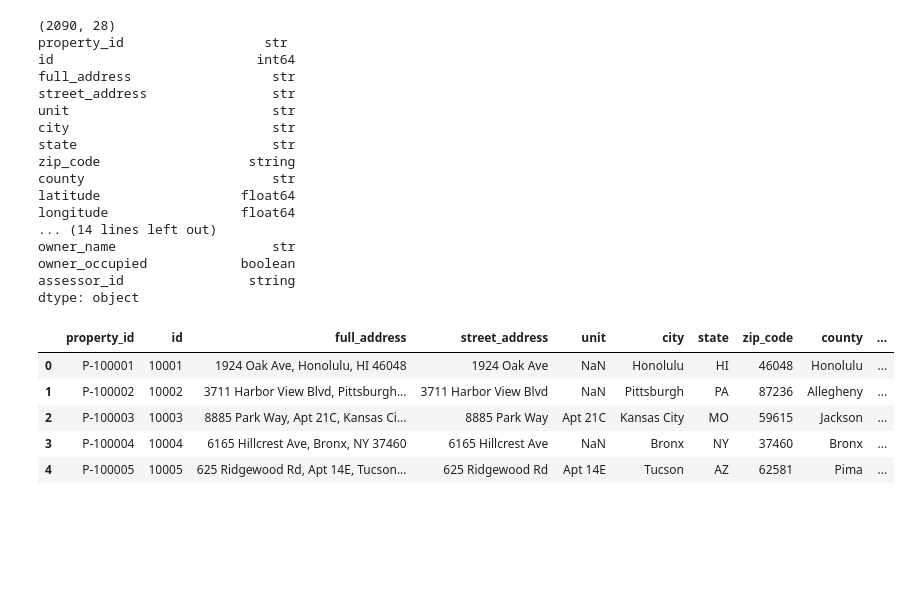
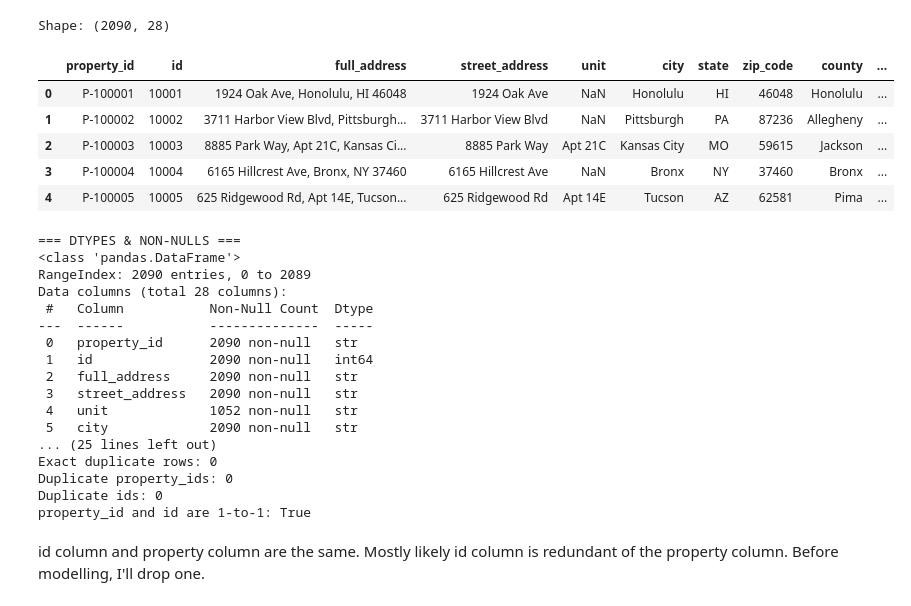
Before and after one commit to michizler/alloy-tower-data-platform, a Jupyter notebook: eda/eda.ipynb, the cells around one changed output. Cells and saved outputs as stored; diff of their text form; code cells hidden in the pictures; blank space fills up the shorter version.

```diff
--- a/eda/eda.ipynb
+++ b/eda/eda.ipynb
@@ -1,49 +1,77 @@
 # %%
 import pandas as pd
+import numpy as np
 import matplotlib.pyplot as plt
 import seaborn as sns
-import numpy as np
+from datetime import datetime
 
-pd.set_option("display.max_columns", None)  # Show all columns in DataFrame outputs
+# Display settings
+pd.set_option("display.max_columns", None)
+pd.set_option("display.width", 200)
+pd.set_option("display.float_format", lambda x: f"{x:,.2f}")
+sns.set_style("whitegrid")
+
 
 alloy_data = pd.read_csv(
     "../source_data/alloy_data.csv",
     sep=";",
     encoding="utf-8-sig",
     thousands=",",
     parse_dates=["last_sale_date"],
     dtype={
         "property_id": "string",
-        "zip_code": "string",       # keep leading zeros
+        "zip_code": "string",   # keep as string to preserve leading zeros
         "assessor_id": "string",
         "owner_occupied": "boolean",
     },
 )
 
-print(alloy_data.shape)
-print(alloy_data.dtypes)
+# Clean column names: remove BOM and strip whitespace
+alloy_data.columns = alloy_data.columns.str.replace("\ufeff", "", regex=False).str.strip()
+
+print(f"Shape: {alloy_data.shape}")
 alloy_data.head()
 # %% [output]
-(2090, 28)
-﻿property_id                  str
-id                          int64
-full_address                  str
-street_address                str
-unit                          str
-city                          str
-state                         str
-zip_code                   string
-county                        str
-latitude                  float64
-longitude                 float64
-... (14 lines left out)
-owner_name                    str
-owner_occupied            boolean
-assessor_id                string
-dtype: object
+Shape: (2090, 28)
-|  | ﻿property_id | id | full_address | street_address | unit | city | state | zip_code | county | ... |
+|  | property_id | id | full_address | street_address | unit | city | state | zip_code | county | ... |
 | 0 | P-100001 | 10001 | 1924 Oak Ave, Honolulu, HI 46048 | 1924 Oak Ave | NaN | Honolulu | HI | 46048 | Honolulu | ... |
 | 1 | P-100002 | 10002 | 3711 Harbor View Blvd, Pittsburgh... | 3711 Harbor View Blvd | NaN | Pittsburgh | PA | 87236 | Allegheny | ... |
 | 2 | P-100003 | 10003 | 8885 Park Way, Apt 21C, Kansas Ci... | 8885 Park Way | Apt 21C | Kansas City | MO | 59615 | Jackson | ... |
 | 3 | P-100004 | 10004 | 6165 Hillcrest Ave, Bronx, NY 37460 | 6165 Hillcrest Ave | NaN | Bronx | NY | 37460 | Bronx | ... |
 | 4 | P-100005 | 10005 | 625 Ridgewood Rd, Apt 14E, Tucson... | 625 Ridgewood Rd | Apt 14E | Tucson | AZ | 62581 | Pima | ... |
+# %%
+# Dtypes and non-null counts
+print("=== DTYPES & NON-NULLS ===")
+alloy_data.info()
+
+# Exact row duplicates
+print(f"\nExact duplicate rows: {alloy_data.duplicated().sum()}")
+
+# Key uniqueness — property_id should be unique
+print(f"Duplicate property_ids: {alloy_data['property_id'].duplicated().sum()}")
+print(f"Duplicate ids: {alloy_data['id'].duplicated().sum()}")
+
+# Are property_id and id 1-to-1? If yes, one is redundant.
+one_to_one = (alloy_data.groupby("property_id")["id"].nunique().max() == 1) and \
+             (alloy_data.groupby("id")["property_id"].nunique().max() == 1)
+print(f"property_id and id are 1-to-1: {one_to_one}")
+# %% [output]
+=== DTYPES & NON-NULLS ===
+<class 'pandas.DataFrame'>
+RangeIndex: 2090 entries, 0 to 2089
+Data columns (total 28 columns):
+ #   Column           Non-Null Count  Dtype
+---  ------           --------------  -----
+ 0   property_id      2090 non-null   str
+ 1   id               2090 non-null   int64
+ 2   full_address     2090 non-null   str
+ 3   street_address   2090 non-null   str
+ 4   unit             1052 non-null   str
+ 5   city             2090 non-null   str
+... (25 lines left out)
+Exact duplicate rows: 0
+Duplicate property_ids: 0
+Duplicate ids: 0
+property_id and id are 1-to-1: True
+# %% [markdown]
+id column and property column are the same. Mostly likely id column is redundant of the property column. Before modelling, I'll drop one.
```
Also changed, not shown: parts of 25 cells of this notebook, 2 other files.
